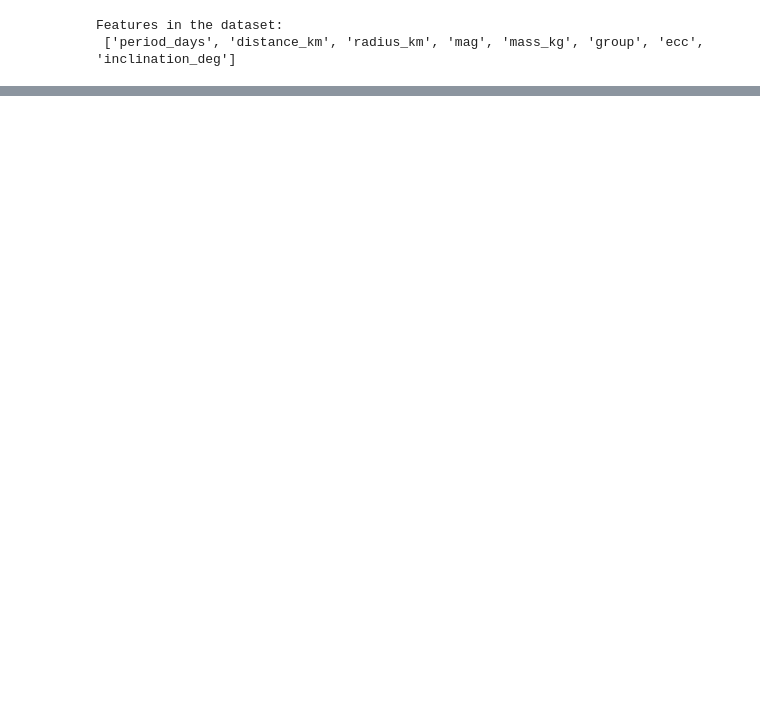
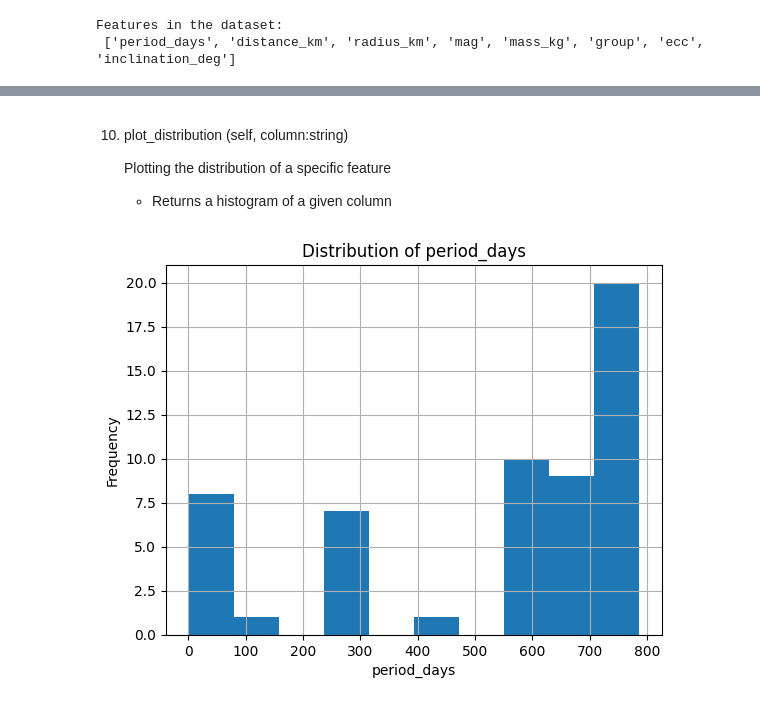
Before and after one commit to lt22412/jupiters_moons_project, a Jupyter notebook: jupiter_analysis.ipynb, the cells around one changed output, grey strips where cells are left out. Cells and saved outputs as stored; diff of their text form; code cells hidden in the pictures; blank space fills up the shorter version.

```diff
--- a/jupiter_analysis.ipynb
+++ b/jupiter_analysis.ipynb
@@ -72,0 +185,9 @@ Features in the dataset:
+# %% [markdown]
+10. plot_distribution (self, column:string)
+
+    Plotting the distribution of a specific feature
+    - Returns a histogram of a given column
+# %%
+moons.plot_distribution('period_days')
+# %% [output]
+[figure, added]
```
Also changed, not shown: parts of 26 cells of this notebook, 2 other files.
